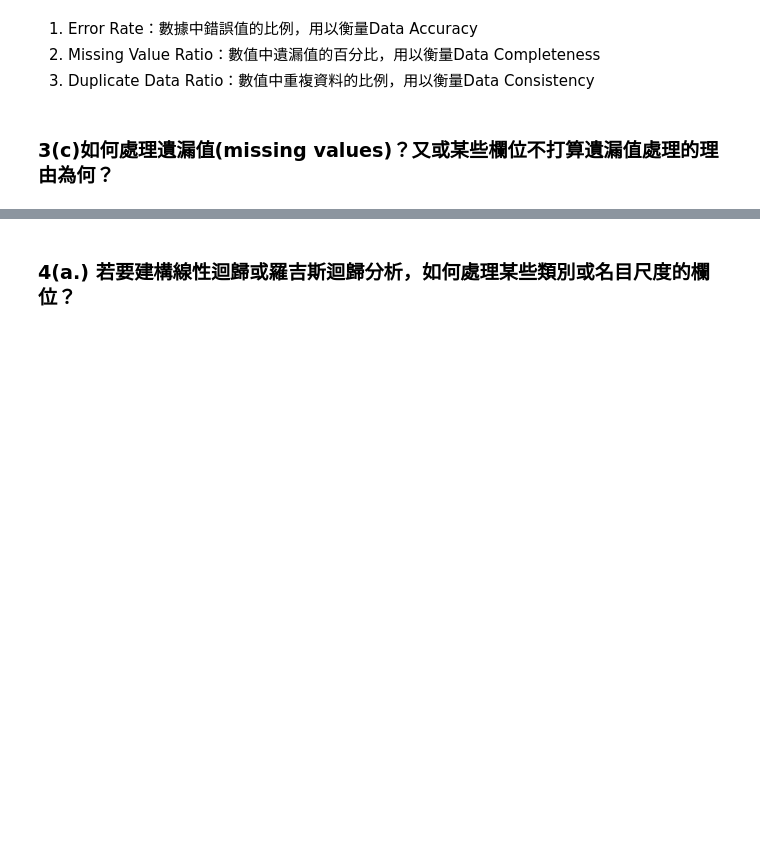
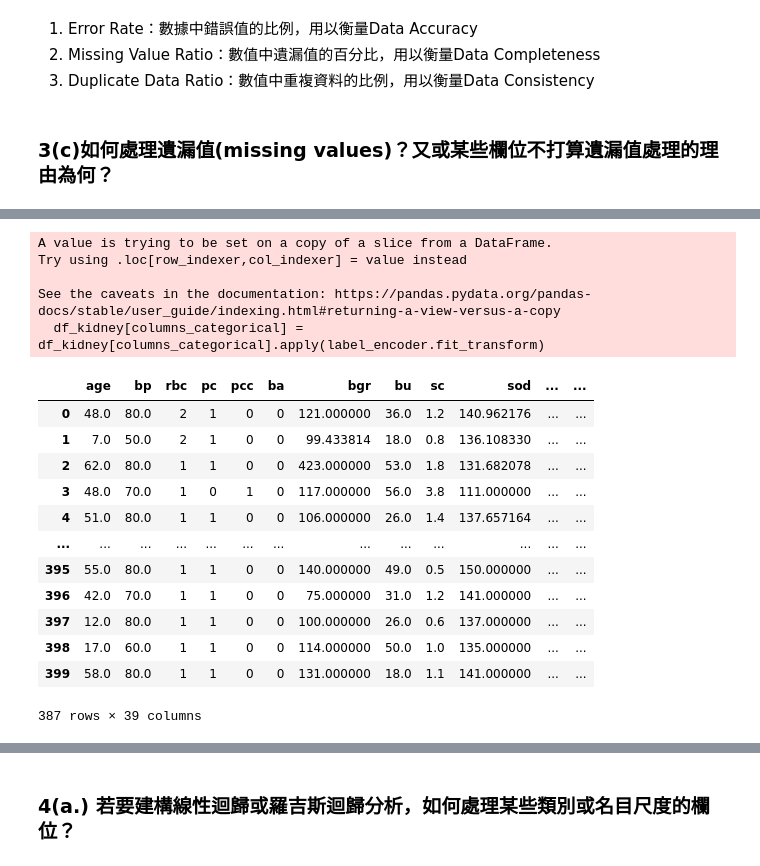
Before and after one commit to tiger0627sam/23Fall-MDS, a Jupyter notebook: MDS_Assignment2_r12725049_徐尚淵/MDS_Assignment2_r12725049_徐尚淵.ipynb, the cells around one changed output, grey strips where cells are left out. Saved outputs shown, nothing was run; the diff lists cells and outputs as text; code cells hidden in the pictures; blank space fills up the shorter version.

```diff
--- a/MDS_Assignment2_r12725049_徐尚淵/MDS_Assignment2_r12725049_徐尚淵.ipynb
+++ b/MDS_Assignment2_r12725049_徐尚淵/MDS_Assignment2_r12725049_徐尚淵.ipynb
@@ -311,22 +321,0 @@ df_kidney['class'] = df_kidney['class'].replace(to_replace={'ckd':1, 'notckd':0}
-# %%
-print("Dataset Original")
-display(df_kidney)
-nan_values = df_kidney[columns_categorical].isnull().sum()
-
-simpleImputer = SimpleImputer(missing_values = np.nan, strategy = 'most_frequent')
-df_kidney[columns_categorical] = simpleImputer.fit_transform(df_kidney[columns_categorical])
-
-print("利用SimpleImputer填補類別欄位空值")
-display(df_kidney)
-
-encoder = LabelEncoder()
-df_kidney[columns_categorical] = df_kidney[columns_categorical].apply(encoder.fit_transform)
-
-print("利用LabelEncoder為字串的類別欄位編碼")
-display(df_kidney)
-
-imputer = KNNImputer(n_neighbors=5)
-df_kidney[columns_numerical] = imputer.fit_transform(df_kidney[columns_numerical])
-
-print("利用KNN填補數值欄位空值")
-display(df_kidney)
@@ -389,0 +322,37 @@ Dataset Original
+# %%
+from sklearn.preprocessing import LabelEncoder, OneHotEncoder
+from sklearn.experimental import enable_iterative_imputer
+from sklearn.impute import IterativeImputer
+
+# 1. 用LabelEncoder轉換columns_categorical的數據
+label_encoder = LabelEncoder()
+df_kidney[columns_categorical] = df_kidney[columns_categorical].apply(label_encoder.fit_transform)
+
+# 2. 用OneHot Encoding轉換columns_ordinal的數據
+df_kidney = pd.get_dummies(df_kidney, columns=columns_ordinal)
+
+
+# 3. 用MICE填補空值
+imputer = IterativeImputer(max_iter=10, random_state=0)
+df_kidney[columns_numerical] = imputer.fit_transform(df_kidney[columns_numerical])
+
+display(df_kidney)
+# %% [output]
+A value is trying to be set on a copy of a slice from a DataFrame.
+Try using .loc[row_indexer,col_indexer] = value instead
+
+See the caveats in the documentation: https://pandas.pydata.org/pandas-docs/stable/user_guide/indexing.html#returning-a-view-versus-a-copy
+  df_kidney[columns_categorical] = df_kidney[columns_categorical].apply(label_encoder.fit_transform)
+|  | age | bp | rbc | pc | pcc | ba | bgr | bu | sc | sod | ... | ... |
+| 0 | 48.0 | 80.0 | 2 | 1 | 0 | 0 | 121.000000 | 36.0 | 1.2 | 140.962176 | ... | ... |
+| 1 | 7.0 | 50.0 | 2 | 1 | 0 | 0 | 99.433814 | 18.0 | 0.8 | 136.108330 | ... | ... |
+| 2 | 62.0 | 80.0 | 1 | 1 | 0 | 0 | 423.000000 | 53.0 | 1.8 | 131.682078 | ... | ... |
+| 3 | 48.0 | 70.0 | 1 | 0 | 1 | 0 | 117.000000 | 56.0 | 3.8 | 111.000000 | ... | ... |
+| 4 | 51.0 | 80.0 | 1 | 1 | 0 | 0 | 106.000000 | 26.0 | 1.4 | 137.657164 | ... | ... |
+| ... | ... | ... | ... | ... | ... | ... | ... | ... | ... | ... | ... | ... |
+| 395 | 55.0 | 80.0 | 1 | 1 | 0 | 0 | 140.000000 | 49.0 | 0.5 | 150.000000 | ... | ... |
+| 396 | 42.0 | 70.0 | 1 | 1 | 0 | 0 | 75.000000 | 31.0 | 1.2 | 141.000000 | ... | ... |
+| 397 | 12.0 | 80.0 | 1 | 1 | 0 | 0 | 100.000000 | 26.0 | 0.6 | 137.000000 | ... | ... |
+| 398 | 17.0 | 60.0 | 1 | 1 | 0 | 0 | 114.000000 | 50.0 | 1.0 | 135.000000 | ... | ... |
+| 399 | 58.0 | 80.0 | 1 | 1 | 0 | 0 | 131.000000 | 18.0 | 1.1 | 141.000000 | ... | ... |
+387 rows × 39 columns
```
Also changed, not shown: parts of 31 cells of this notebook, 3 other files.
